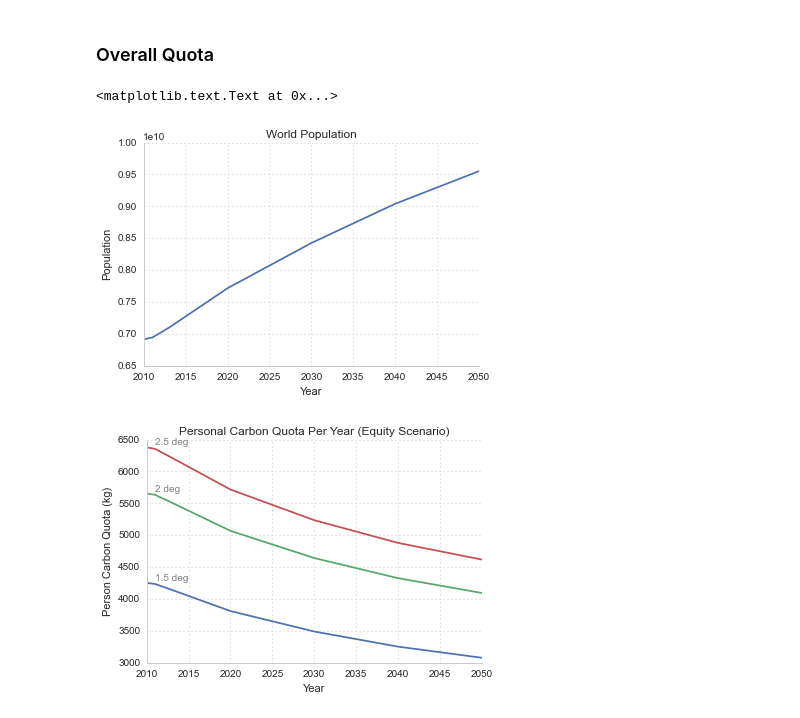
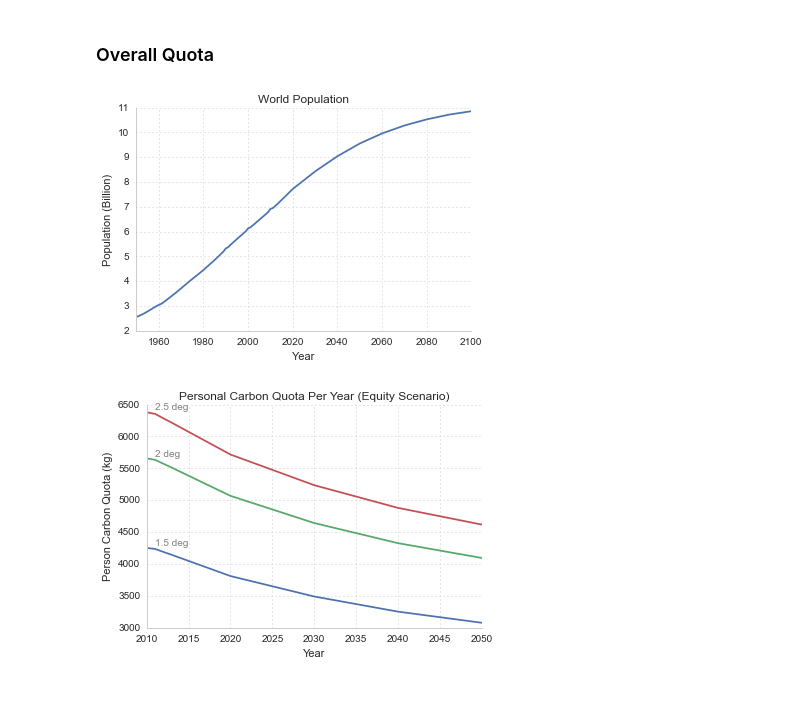
Before and after one commit to pdarche/carbon, a Jupyter notebook: notebooks/Carbon Footprint - EDA.ipynb, the cells around one changed output. Saved outputs shown, nothing was run; the diff lists cells and outputs as text; code cells hidden in the pictures.

Commit message:
updates to section 3 and minor chart / code updates

```diff
--- a/notebooks/Carbon Footprint - EDA.ipynb
+++ b/notebooks/Carbon Footprint - EDA.ipynb
@@ -400,5 +402,5 @@ pop = pd.read_csv('../data/Kremer_CSV_WorldPop_MillionYears.csv')
 # %%
-pop_estimate = pop[(pop.year >= 2010) & (pop.year <= 2050)][
+pop_estimate = pop[(pop.year >= 1950) & (pop.year <= 2100)][
     ['year', 'World Population 1950-2013 (US Census)',
      'UN Projection (Medium) - 2012 Revision']]
 # %%
@@ -414,15 +413,15 @@ vals.index = pop_estimate.year
 # %%
 ax = plt.axes()
 sns.despine()
 modify_gridlines(ax)
 
-vals.plot()
+(vals / 1000000000).plot()
 plt.title('World Population')
-plt.ylabel('Population')
+plt.ylabel('Population (Billion)')
 plt.xlabel('Year')
+pylab.savefig('../images/world_pop.png')
 # %% [output]
-<matplotlib.text.Text at 0x...>
-[figure, old version]
+[figure, new version]
 # %%
 # onefive[2013]
 # %%
```
Also changed, not shown: parts of 28 cells of this notebook, 3 other files.
